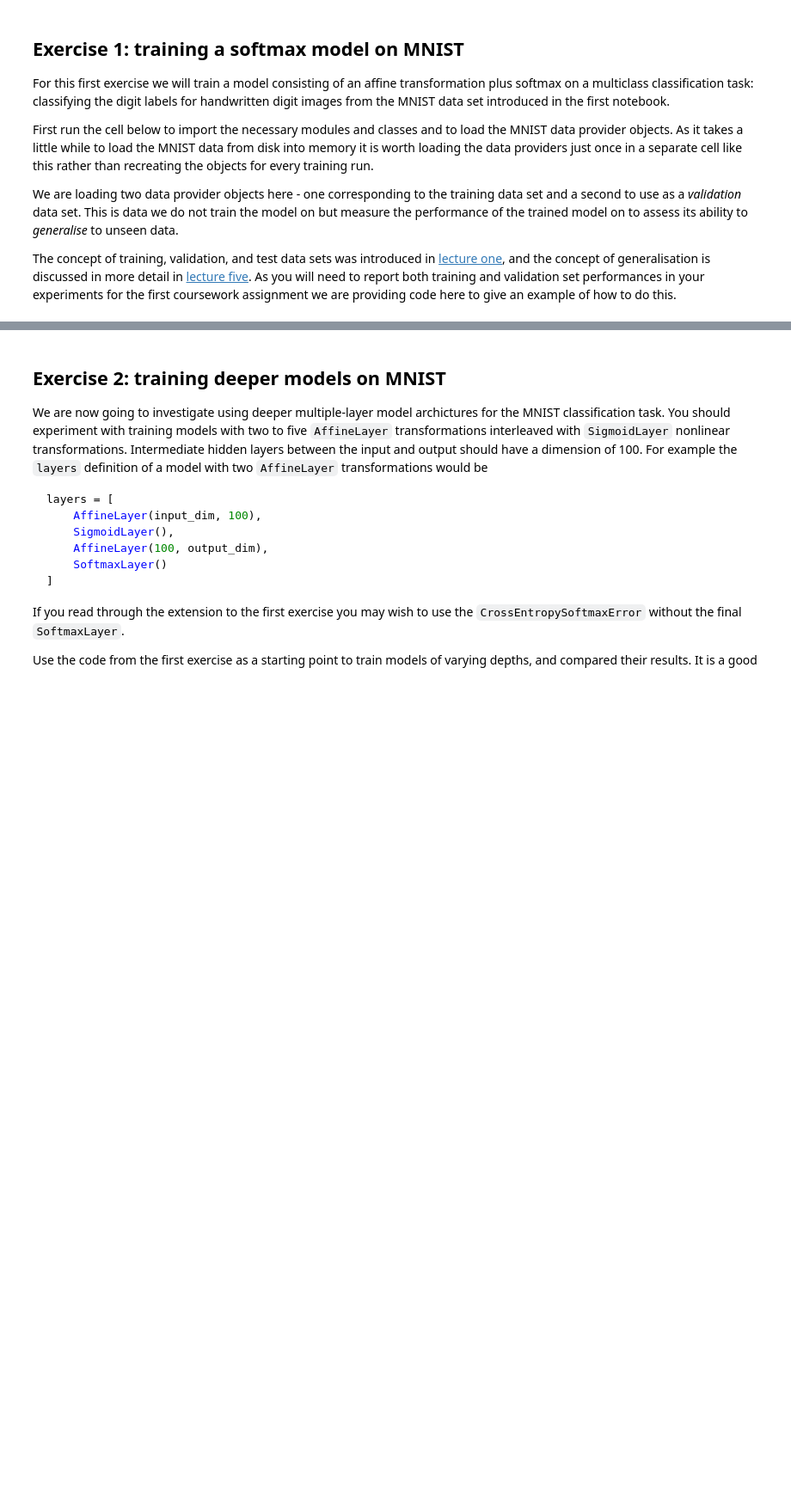
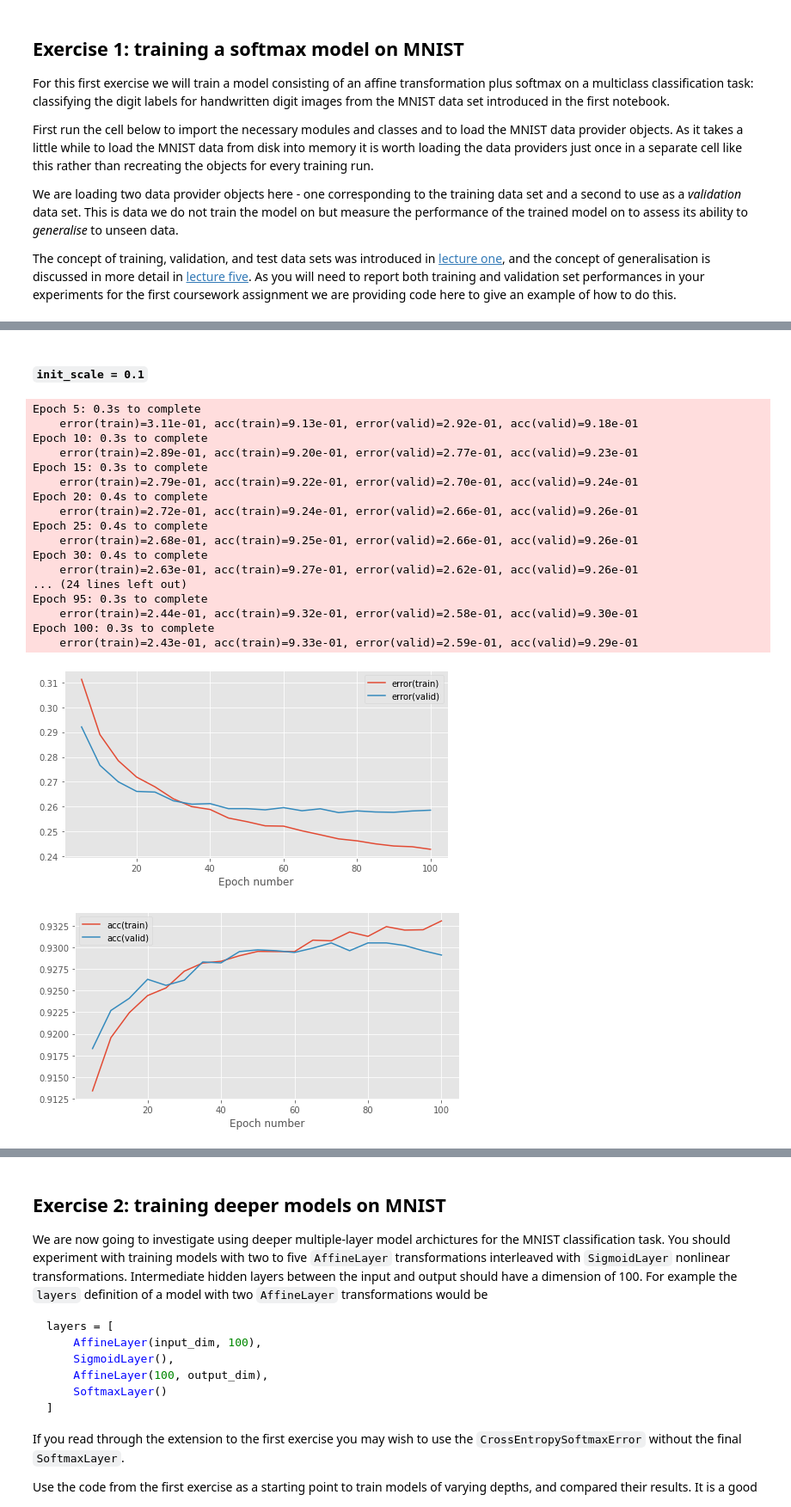
Before and after one commit to KareemAlaa2001/mlpractical-sem1, a Jupyter notebook: notebooks/03_Multiple_layer_models.ipynb, the cells around one changed output, grey strips where cells are left out. Shown at 86% size. Drawn from its saved outputs; the diff is of its cells as text; code cells hidden in the pictures; blank space fills up the shorter version.

```diff
--- a/notebooks/03_Multiple_layer_models.ipynb
+++ b/notebooks/03_Multiple_layer_models.ipynb
@@ -233,36 +308,58 @@ You should try running the code for various settings of the training hyperparame
+# %% [markdown]
+#### `init_scale = 0.1`
 # %%
 # Set training run hyperparameters
-batch_size = 128  # number of data points in a batch
+batch_size = 100  # number of data points in a batch
 init_scale = 0.1  # scale for random parameter initialisation
 learning_rate = 0.1  # learning rate for gradient descent
 num_epochs = 100  # number of training epochs to perform
 stats_interval = 5  # epoch interval between recording and printing stats
 
 # Reset random number generator and data provider states on each run
 # to ensure reproducibility of results
 rng.seed(seed)
 train_data.reset()
 valid_data.reset()
 
 # Alter data-provider batch size
 train_data.batch_size = batch_size
 valid_data.batch_size = batch_size
 
 # Create a parameter initialiser which will sample random uniform values
 # from [-init_scale, init_scale]
 param_init = UniformInit(-init_scale, init_scale, rng=rng)
 
 # Create affine + softmax model
 model = MultipleLayerModel([
     AffineLayer(input_dim, output_dim, param_init, param_init),
     SoftmaxLayer()
 ])
 
 # Initialise a cross entropy error object
 error = CrossEntropyError()
 
 # Use a basic gradient descent learning rule
 learning_rule = GradientDescentLearningRule(learning_rate=learning_rate)
 
 _ = train_model_and_plot_stats(
     model, error, learning_rule, train_data, valid_data, num_epochs, stats_interval)
+# %% [output]
+Epoch 5: 0.3s to complete
+    error(train)=3.11e-01, acc(train)=9.13e-01, error(valid)=2.92e-01, acc(valid)=9.18e-01
+Epoch 10: 0.3s to complete
+    error(train)=2.89e-01, acc(train)=9.20e-01, error(valid)=2.77e-01, acc(valid)=9.23e-01
+Epoch 15: 0.3s to complete
+    error(train)=2.79e-01, acc(train)=9.22e-01, error(valid)=2.70e-01, acc(valid)=9.24e-01
+Epoch 20: 0.4s to complete
+    error(train)=2.72e-01, acc(train)=9.24e-01, error(valid)=2.66e-01, acc(valid)=9.26e-01
+Epoch 25: 0.4s to complete
+    error(train)=2.68e-01, acc(train)=9.25e-01, error(valid)=2.66e-01, acc(valid)=9.26e-01
+Epoch 30: 0.4s to complete
+    error(train)=2.63e-01, acc(train)=9.27e-01, error(valid)=2.62e-01, acc(valid)=9.26e-01
+... (24 lines left out)
+Epoch 95: 0.3s to complete
+    error(train)=2.44e-01, acc(train)=9.32e-01, error(valid)=2.58e-01, acc(valid)=9.30e-01
+Epoch 100: 0.3s to complete
+    error(train)=2.43e-01, acc(train)=9.33e-01, error(valid)=2.59e-01, acc(valid)=9.29e-01
+[figure, added]
+[figure, added]
```
Also changed, not shown: parts of 36 cells of this notebook.
